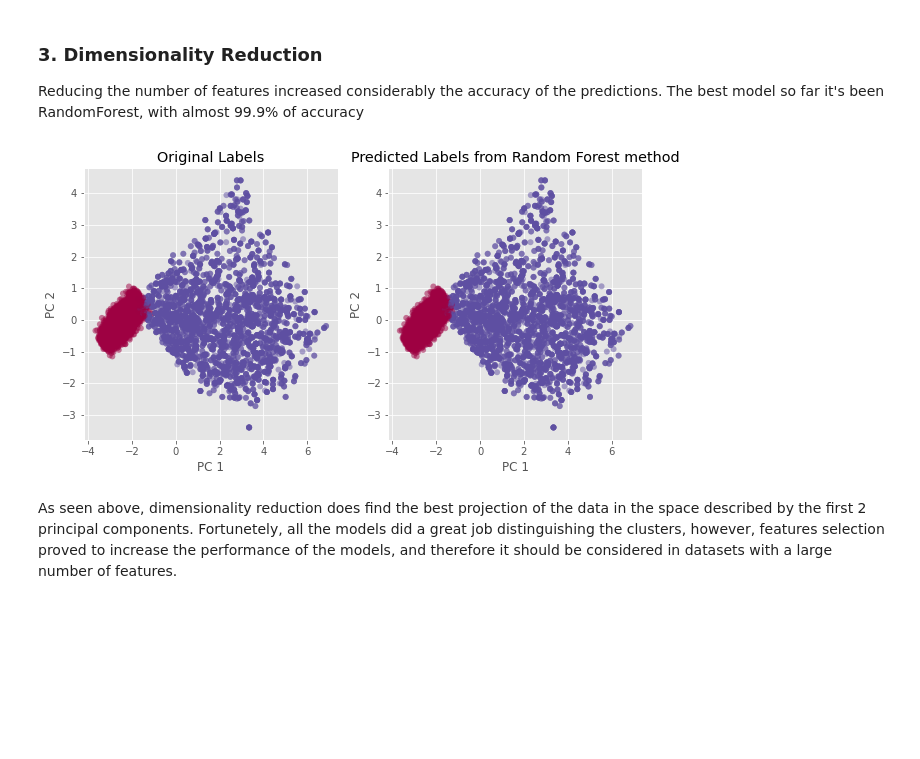
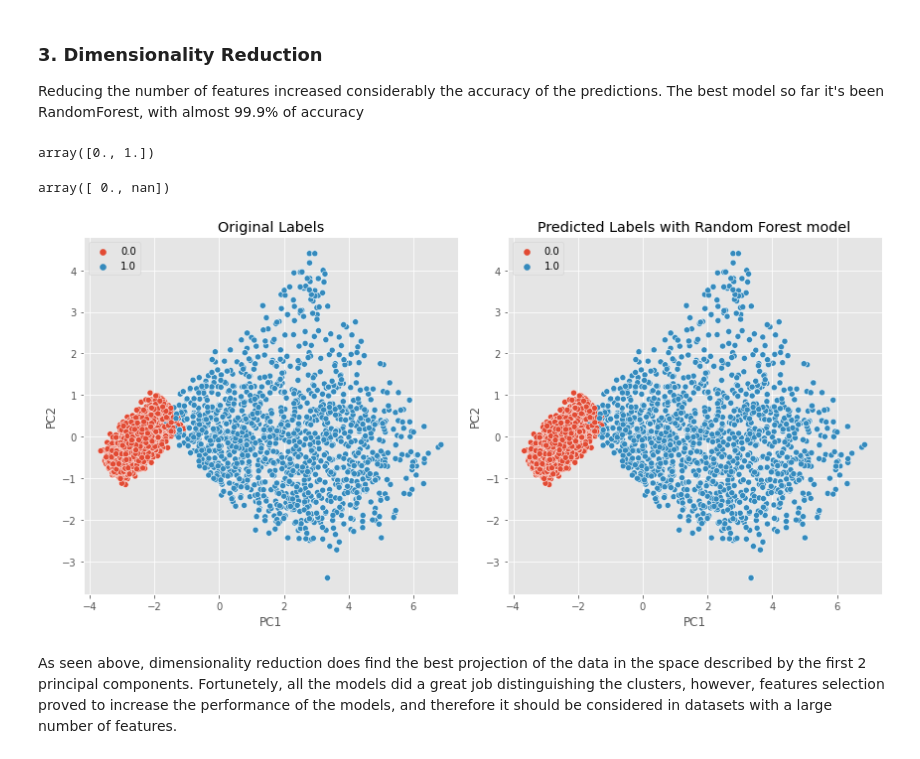
Before and after one commit to Barryjuait/Barryjuait, a Jupyter notebook: Personal Projects/HTRU2_analysis.ipynb, the cells around one changed output. Cells and saved outputs as stored; diff of their text form; code cells hidden in the pictures; blank space fills up the shorter version.

```diff
--- a/Personal Projects/HTRU2_analysis.ipynb
+++ b/Personal Projects/HTRU2_analysis.ipynb
@@ -787,28 +787,41 @@ Accuracy with the best features: 0.999489 - F1 = 0.999519
 ### 3. Dimensionality Reduction
 
 Reducing the number of features increased considerably the accuracy of the predictions. The best model so far it's been RandomForest, with almost 99.9% of accuracy
-# %%
-from sklearn.decomposition import PCA
-
-fig, ax = plt.subplots(1, 2, figsize=(10,5))
-pca = PCA(2)  # Proyectamos de 64 a 2 dimensiones
-projected = pca.fit_transform(new_xtest)
-
-ax[0].scatter(projected[:, 0], projected[:, 1],
-            c=y_test, edgecolor='none', alpha=0.5,
-            cmap=plt.cm.get_cmap('Spectral', 10))
-ax[0].set_xlabel('PC 1')
-ax[0].set_ylabel('PC 2')
-ax[0].set_title('Original Labels');
-
-
-ax[1].scatter(projected[:, 0], projected[:, 1],
-            c=pred, edgecolor='none', alpha=0.5,
-            cmap=plt.cm.get_cmap('Spectral', 10))
-ax[1].set_xlabel('PC 1')
-ax[1].set_ylabel('PC 2')
-ax[1].set_title('Predicted Labels from Random Forest method');
-# %% [output]
-[figure, removed]
+# %%
+np.unique(y_test)
+# %% [output]
+array([0., 1.])
+# %%
+np.unique(pcaDf.Original)
+# %% [output]
+array([ 0., nan])
+# %%
+from sklearn.decomposition import PCA
+
+fig, ax = plt.subplots(1, 2, figsize=(12,6))
+classes = ['Not Pulsar', 'Pulsar'];
+pca = PCA(2)
+projected = pca.fit_transform(new_xtest)
+
+pcaDf = pd.DataFrame(projected, columns = ['PC1', 'PC2'])
+pcaDf['Pred'] = pred;
+pcaDf['Original'] = np.array(y_test);
+
+sns.scatterplot(data = pcaDf, x = 'PC1', y = 'PC2', hue = 'Original', ax = ax[0]);
+ax[0].set_xlabel('PC1')
+ax[0].set_ylabel('PC2')
+ax[0].set_title('Original Labels');
+ax[0].legend(loc = 'upper left');
+
+sns.scatterplot(data = pcaDf, x = 'PC1', y = 'PC2', hue = 'Pred', ax = ax[1]);
+ax[1].set_xlabel('PC1')
+ax[1].set_ylabel('PC2')
+ax[1].set_title('Predicted Labels with Random Forest model');
+ax[1].legend(loc = 'upper left');
+
+plt.tight_layout();
+plt.show();
+# %% [output]
+[figure, added]
 # %% [markdown]
 As seen above, dimensionality reduction does find the best projection of the data in the space described by the first 2 principal components. Fortunetely, all the models did a great job distinguishing the clusters, however, features selection proved to increase the performance of the models, and therefore it should be considered in datasets with a large number of features.
```
Also changed, not shown: parts of 1 cell of this notebook.
